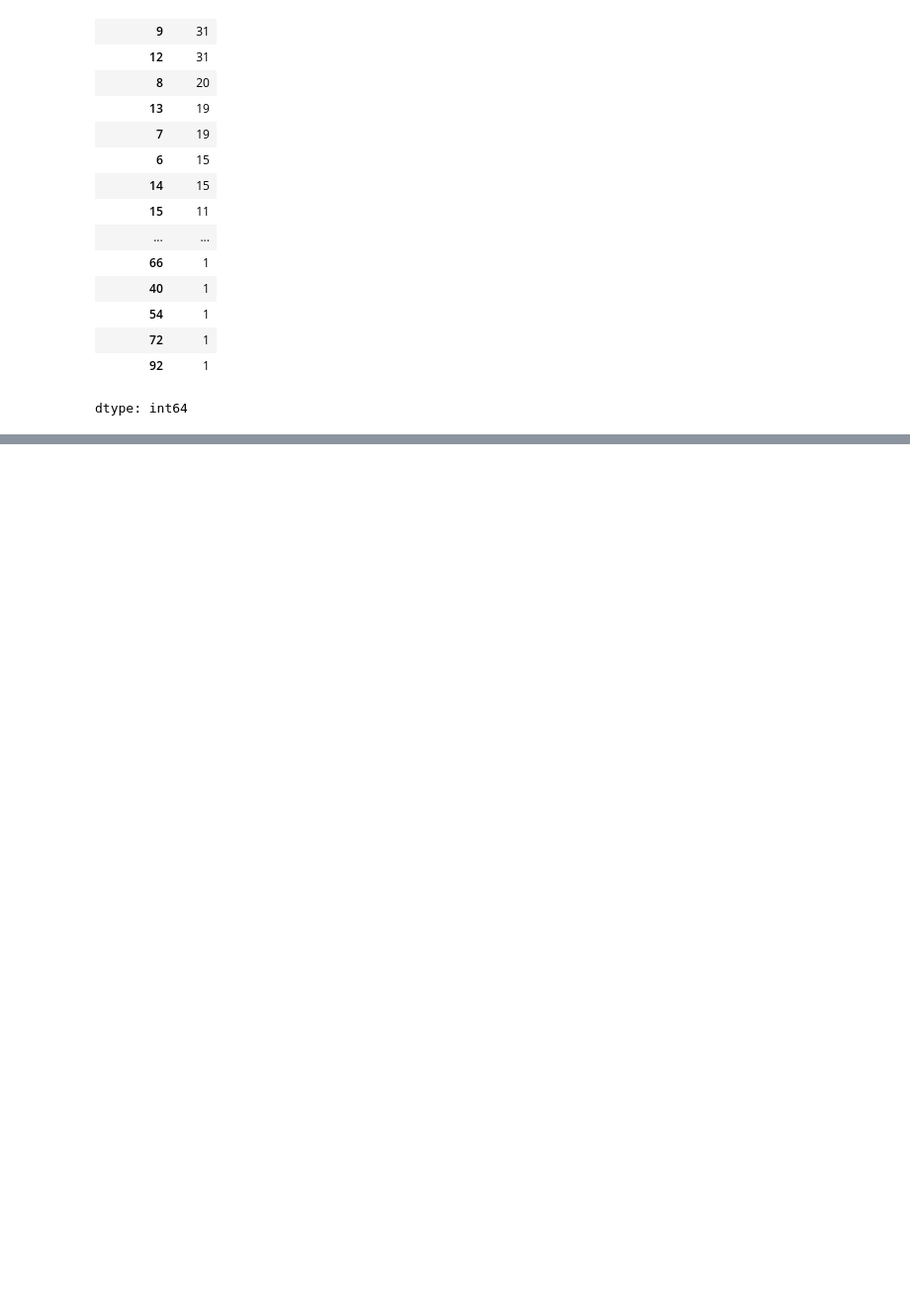
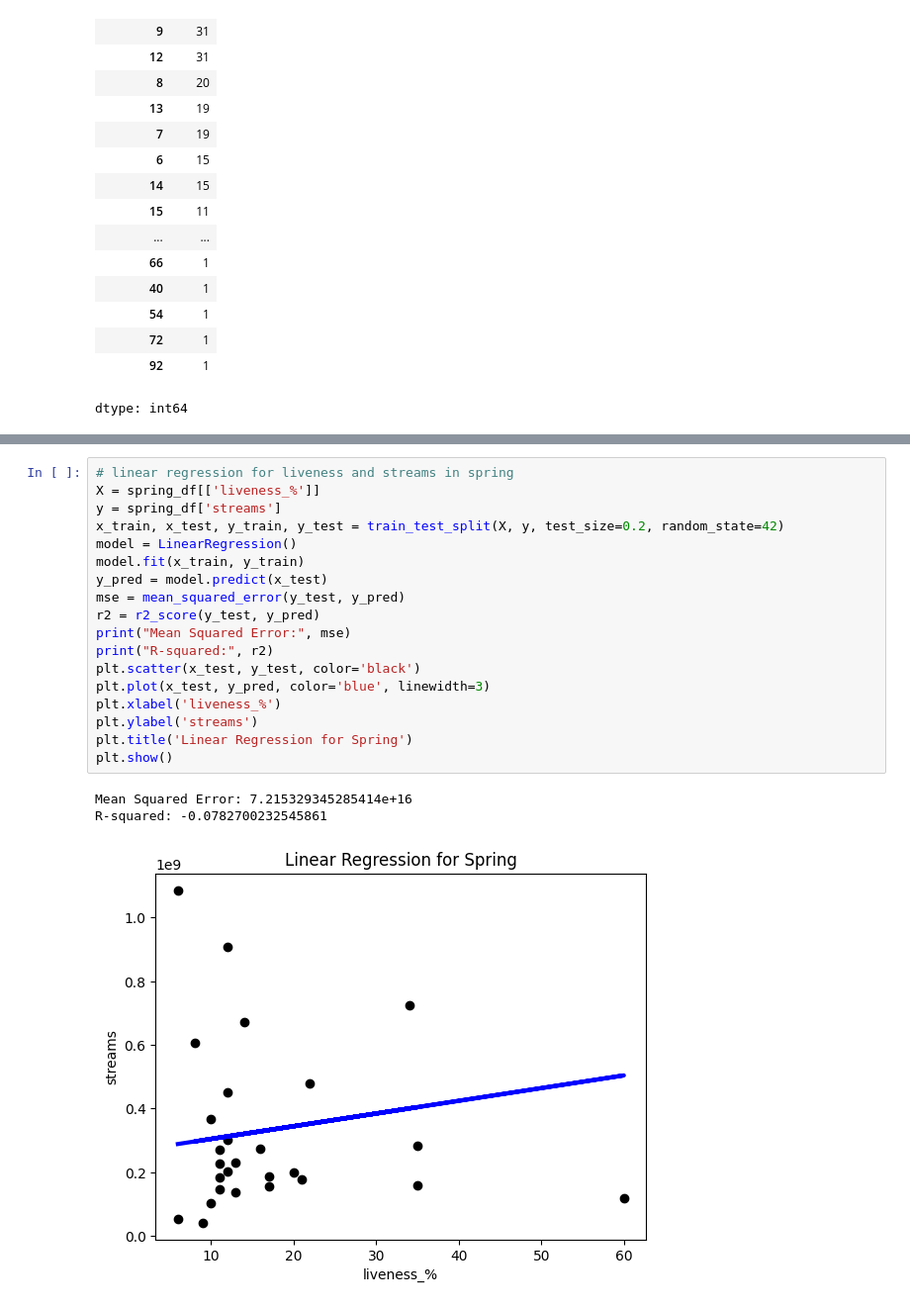
Before and after one commit to jb-seba/Spotify_TCS, a Jupyter notebook: TCS_Music_Project.ipynb, the cells around one changed output, grey strips where cells are left out. Shown at 99% size. Drawn from its saved outputs; the diff is of its cells as text; blank space fills up the shorter version.

```diff
--- a/TCS_Music_Project.ipynb
+++ b/TCS_Music_Project.ipynb
@@ -448,0 +489,22 @@ plt.plot(single_year_df['liveness_%'], single_year_df['streams'], color='red', l
+# %%
+# linear regression for liveness and streams in spring
+X = spring_df[['liveness_%']]
+y = spring_df['streams']
+x_train, x_test, y_train, y_test = train_test_split(X, y, test_size=0.2, random_state=42)
+model = LinearRegression()
+model.fit(x_train, y_train)
+y_pred = model.predict(x_test)
+mse = mean_squared_error(y_test, y_pred)
+r2 = r2_score(y_test, y_pred)
+print("Mean Squared Error:", mse)
+print("R-squared:", r2)
+plt.scatter(x_test, y_test, color='black')
+plt.plot(x_test, y_pred, color='blue', linewidth=3)
+plt.xlabel('liveness_%')
+plt.ylabel('streams')
+plt.title('Linear Regression for Spring')
+plt.show()
+# %% [output]
+Mean Squared Error: 7.215329345285414e+16
+R-squared: -0.0782700232545861
+[figure, added]
```
Also changed, not shown: parts of 5 cells of this notebook.
